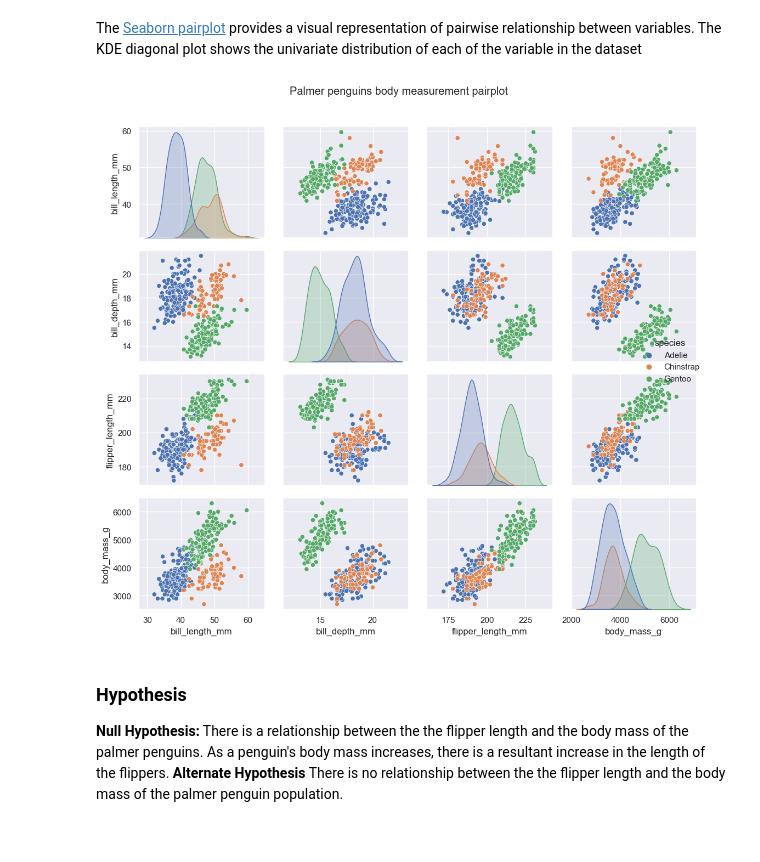
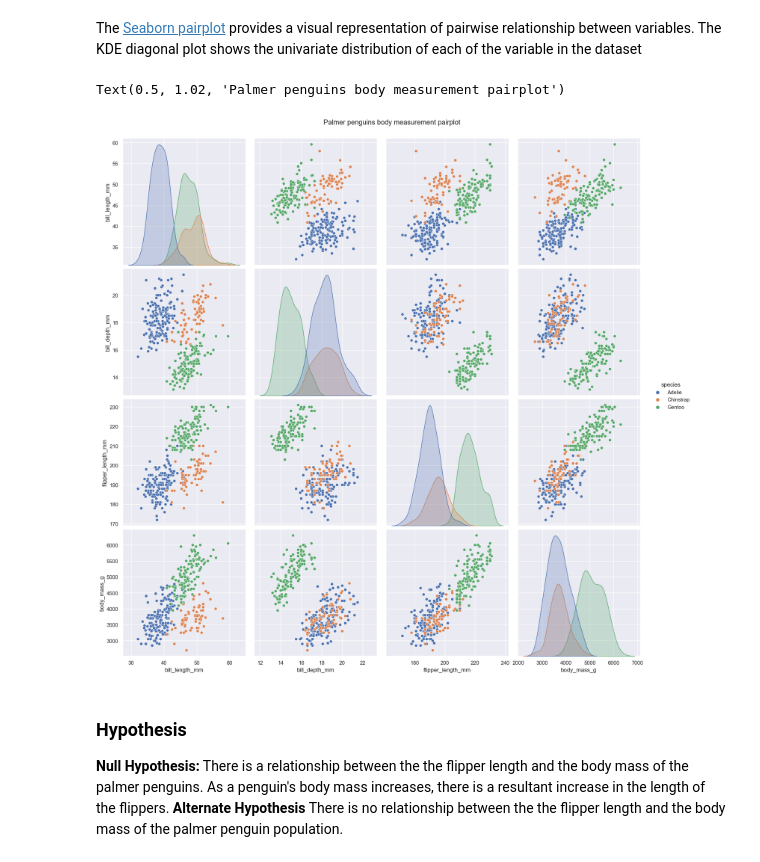
Before and after one commit to Gtalen/data-analytics, a Jupyter notebook: penguins.ipynb, the cells around one changed output. Drawn from its saved outputs; the diff is of its cells as text; code cells hidden in the pictures.

```diff
--- a/penguins.ipynb
+++ b/penguins.ipynb
@@ -616,17 +616,16 @@ The [Seaborn pairplot](https://seaborn.pydata.org/generated/seaborn.pairplot.htm
 # %%
 # createing a pairplot of the cleaned data
 import warnings
 # Suppressing the figure layout warning
 warnings.filterwarnings('ignore', message='The figure layout has changed to tight')
 
 
-sns.pairplot(penguins, hue = 'species')
+sns.pairplot(penguins, hue = 'species', height=4, aspect =1.02)
 
 plt.suptitle('Palmer penguins body measurement pairplot', y=1.02)
-
-plt.tight_layout()
 # %% [output]
+Text(0.5, 1.02, 'Palmer penguins body measurement pairplot')
-[figure, old version]
+[figure, new version]
 # %% [markdown]
 ### Hypothesis
 **Null Hypothesis:** There is a relationship between the the flipper length and the body mass of the palmer penguins. As a penguin's body mass increases, there is a resultant increase in the length of the flippers.
```
